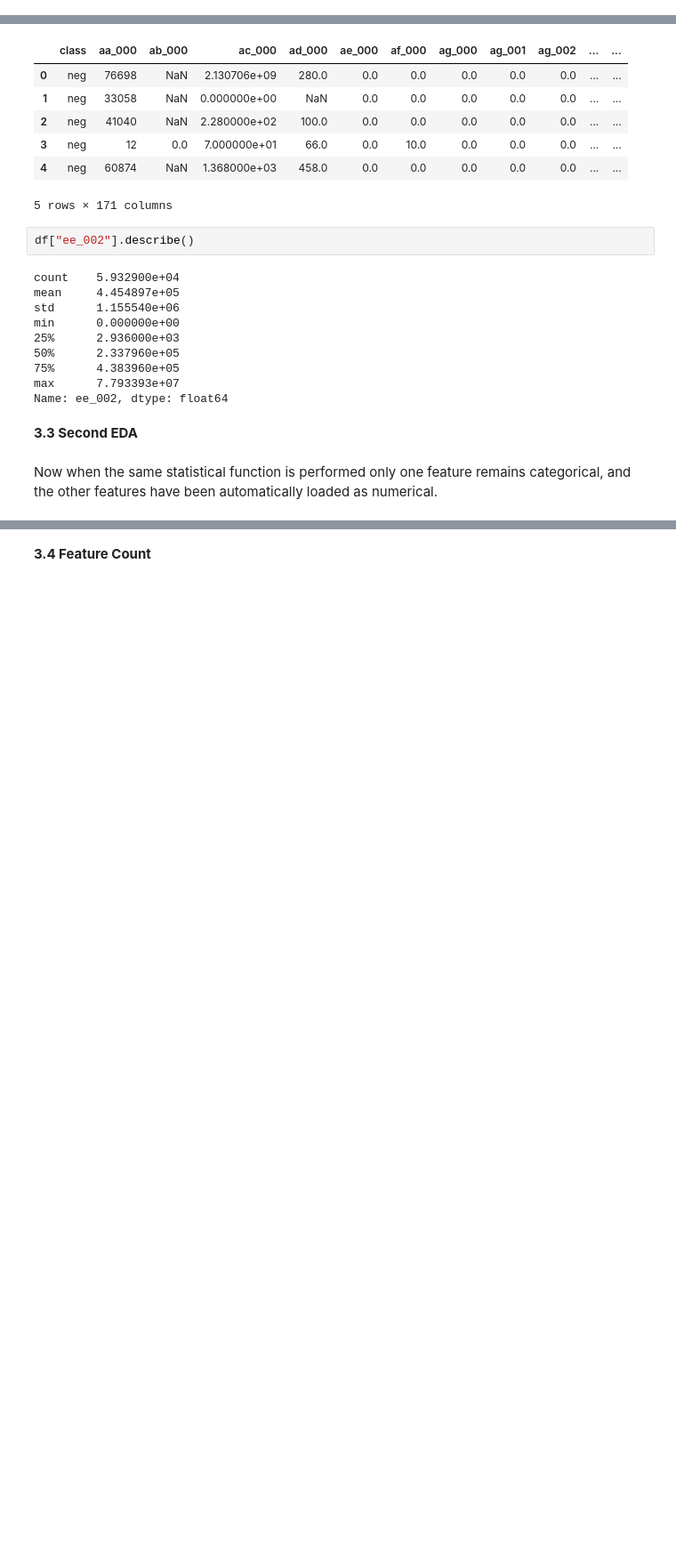
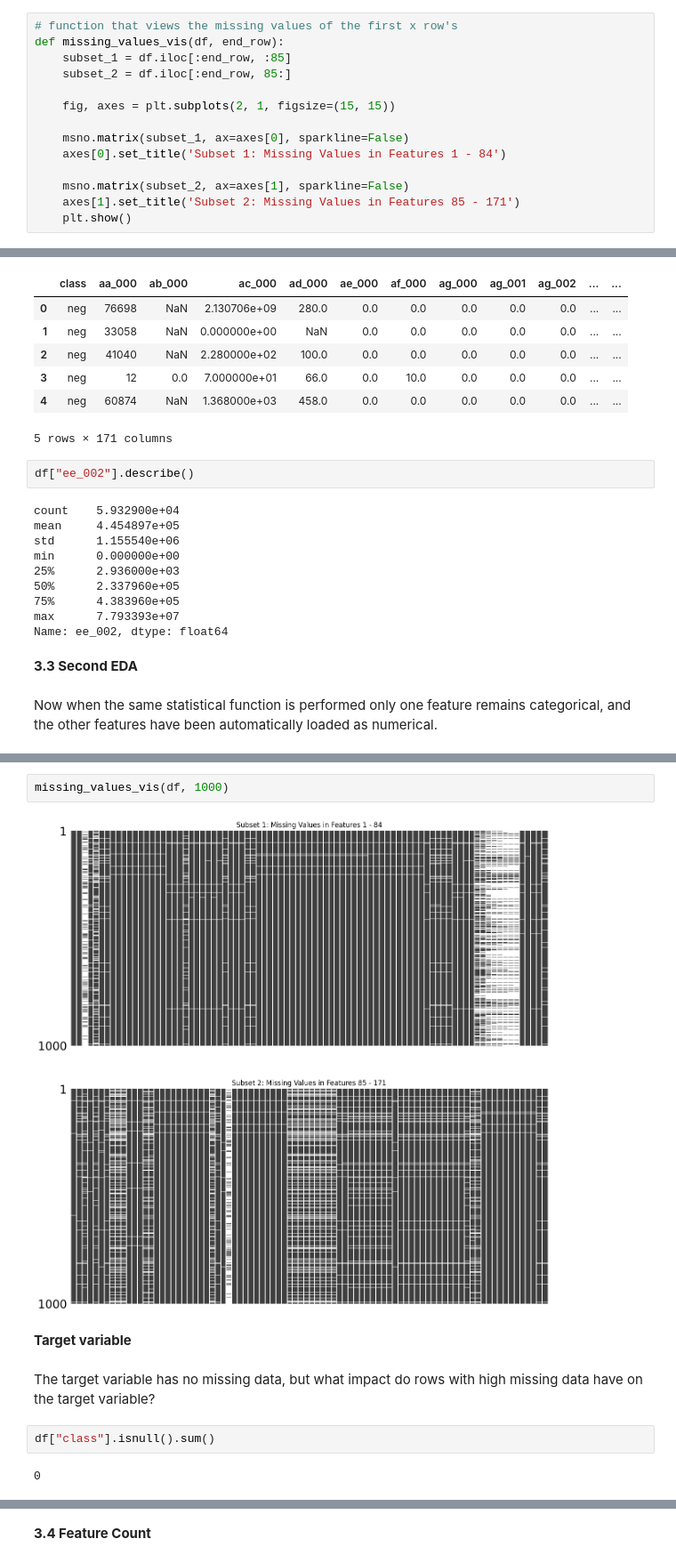
Before and after one commit to Lughaidh-w/DataPrep_ca1, a Jupyter notebook: CA1.ipynb, the cells around one changed output, grey strips where cells are left out. Shown: that part at 89% size. Saved outputs shown, nothing was run; the diff lists cells and outputs as text; blank space fills up the shorter version.

Commit message:
added missingno matrix

```diff
--- a/CA1.ipynb
+++ b/CA1.ipynb
@@ -36,6 +39,20 @@ def prelim(df):
     print(f"Object datatype statistical information: \n{df.describe(include=object)} \n")
     print(f"Dataframe info function: \n{df.info()} \n")
     print(df.isnull().sum())
+# %%
+# function that views the missing values of the first x row's
+def missing_values_vis(df, end_row):
+    subset_1 = df.iloc[:end_row, :85]
+    subset_2 = df.iloc[:end_row, 85:]
+
+    fig, axes = plt.subplots(2, 1, figsize=(15, 15))
+
+    msno.matrix(subset_1, ax=axes[0], sparkline=False)
+    axes[0].set_title('Subset 1: Missing Values in Features 1 - 84')
+
+    msno.matrix(subset_2, ax=axes[1], sparkline=False)
+    axes[1].set_title('Subset 2: Missing Values in Features 85 - 171')
+    plt.show()
 # %% [markdown]
 ### 3. Results
 # %% [markdown]
@@ -130,0 +160,12 @@ Length: 171, dtype: int64
+# %%
+missing_values_vis(df, 1000)
+# %% [output]
+[figure, added]
+# %% [markdown]
+<b> Target variable
+# %% [markdown]
+The target variable has no missing data, but what impact do rows with high missing data have on the target variable?
+# %%
+df["class"].isnull().sum()
+# %% [output]
+0
```
Also changed, not shown: parts of 11 cells of this notebook.
